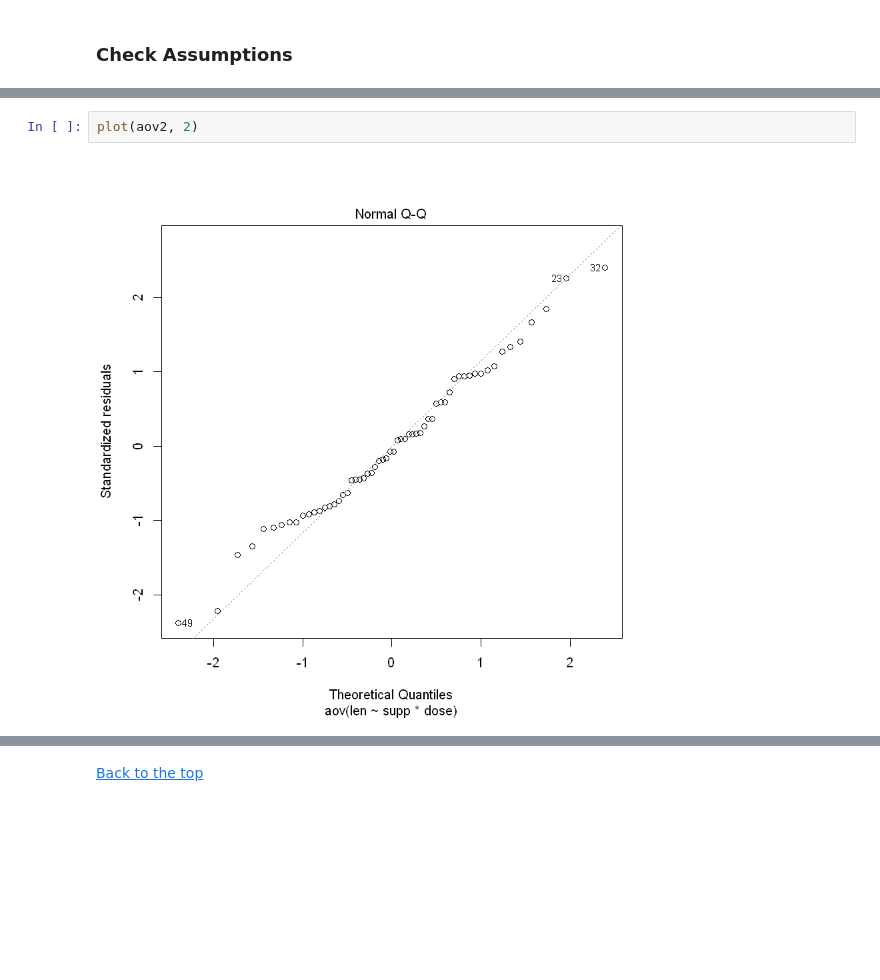
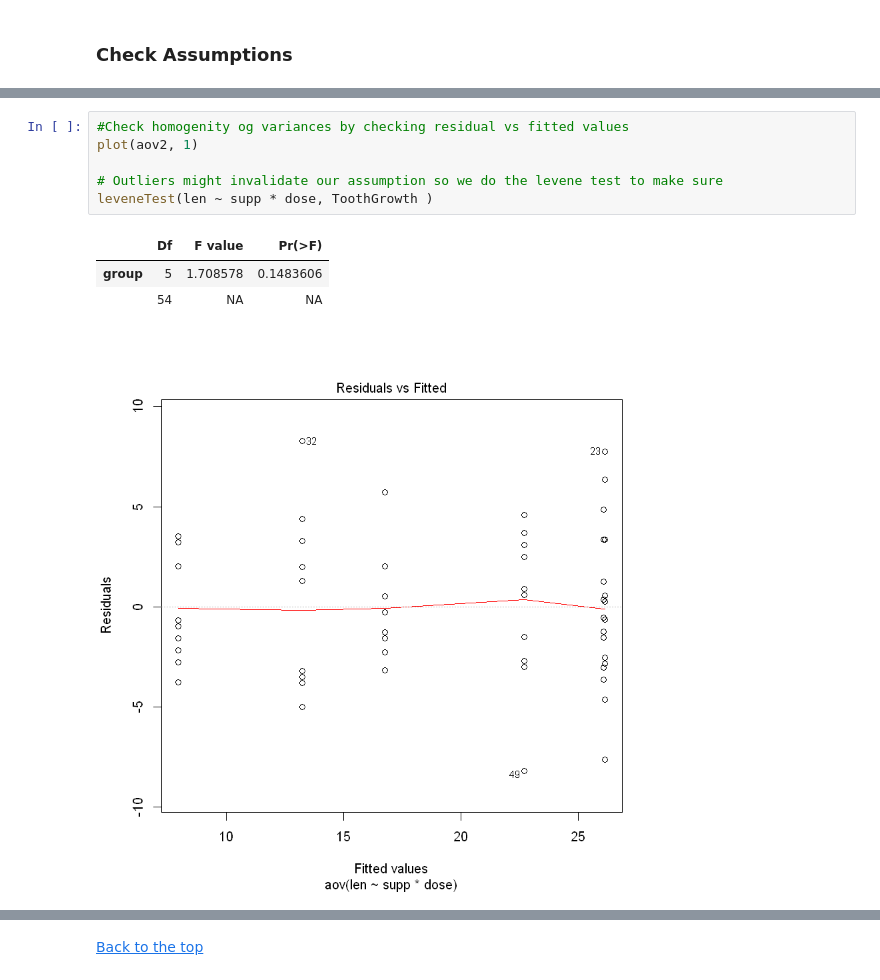
Before and after one commit to yesman89/Stats-Review, a Jupyter notebook: Stats-Review.ipynb, the cells around one changed output, grey strips where cells are left out. Saved outputs shown, nothing was run; the diff lists cells and outputs as text; blank space fills up the shorter version.

```diff
--- a/Stats-Review.ipynb
+++ b/Stats-Review.ipynb
@@ -815,4 +793,11 @@ plot(aov2, 1)
-# %%
-plot(aov2, 2)
-# %% [output]
-[figure, removed]
+# %%
+#Check homogenity og variances by checking residual vs fitted values
+plot(aov2, 1)
+
+# Outliers might invalidate our assumption so we do the levene test to make sure
+leveneTest(len ~ supp * dose, ToothGrowth )
+# %% [output]
+|  | Df | F value | Pr(>F) |
+| group | 5 | 1.708578 | 0.1483606 |
+|  | 54 | NA | NA |
+[figure, added]
```
Also changed, not shown: parts of 8 cells of this notebook.
